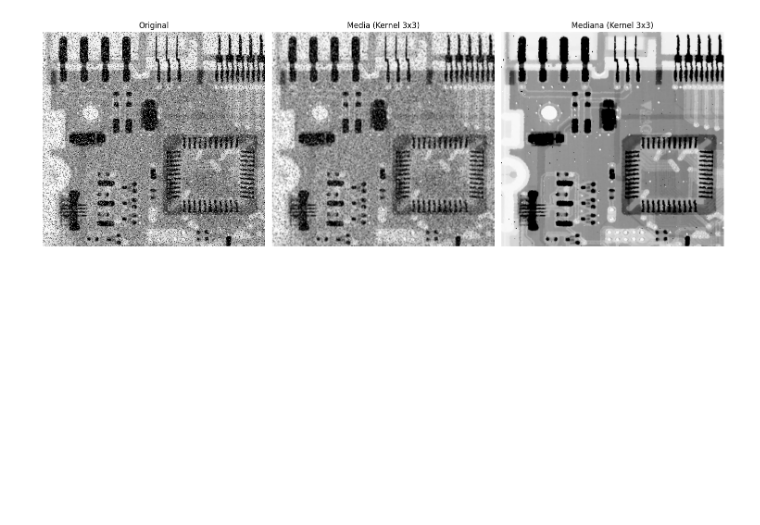
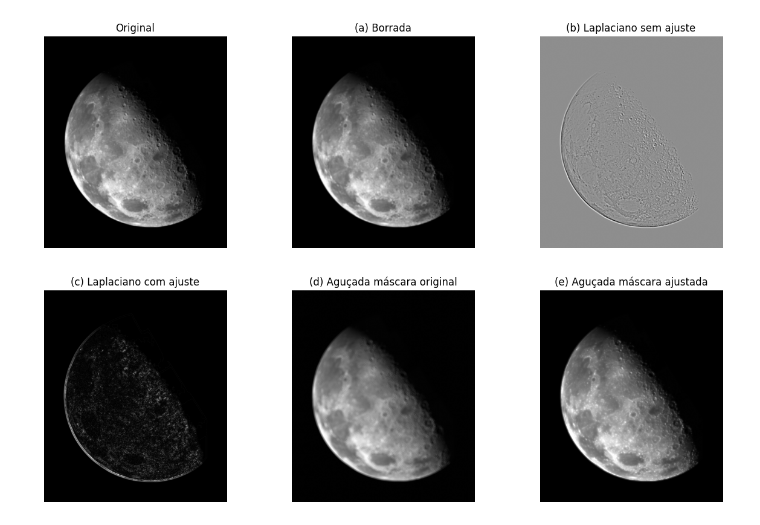
Before and after one commit to laerteluizf/Proc_Imagens_2025_2, a Jupyter notebook: Proc_Imagens_3_Tarefa_8.ipynb, the cells around one changed output. Saved outputs shown, nothing was run; the diff lists cells and outputs as text; code cells hidden in the pictures; blank space fills up the shorter version.

```diff
--- a/Proc_Imagens_3_Tarefa_8.ipynb
+++ b/Proc_Imagens_3_Tarefa_8.ipynb
@@ -47,12 +104,12 @@ def aplicar_sal_pimenta(imagem, tamanho_kernel):
 # %%
 # --- Execução do programa ---
 
-caminho_imgagem = '/content/drive/MyDrive/Proc de Imagens 2025 2/Atividade 6/FIG033~3.TIF'
+caminho_imgagem = '/content/drive/MyDrive/Proc de Imagens 2025 2/Atividade 6/FIG033~4.TIF'
 
 imagem_ori = cv2.imread(caminho_imgagem, cv2.COLOR_BGR2GRAY)
 
 tamanho_kernel = 3
 
-aplicar_sal_pimenta(imagem_ori, tamanho_kernel)
+agucamento_laplaciano(imagem_ori, tamanho_kernel)
 # %% [output]
-[figure, old version]
+[figure, new version]
```
Also changed, not shown: parts of 1 cell of this notebook.
